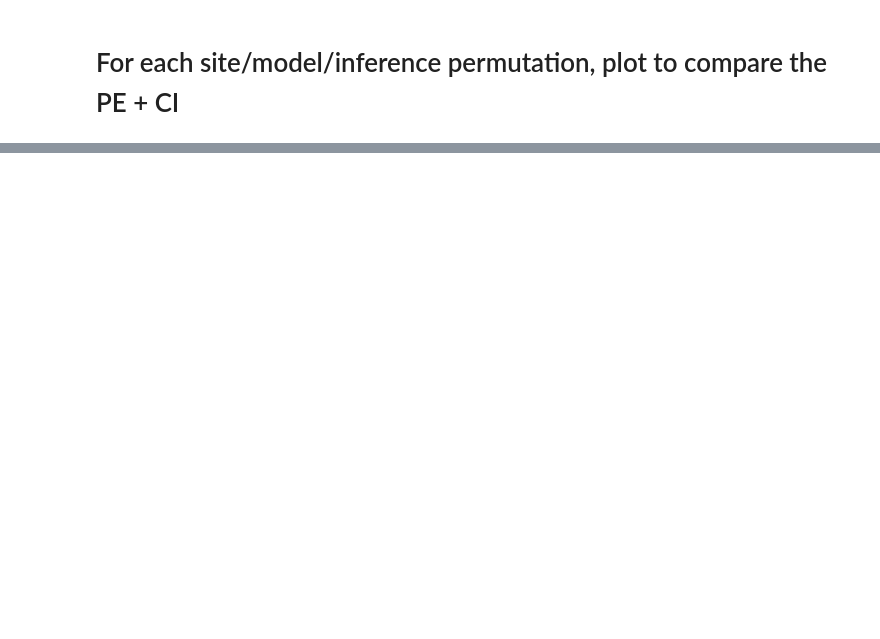
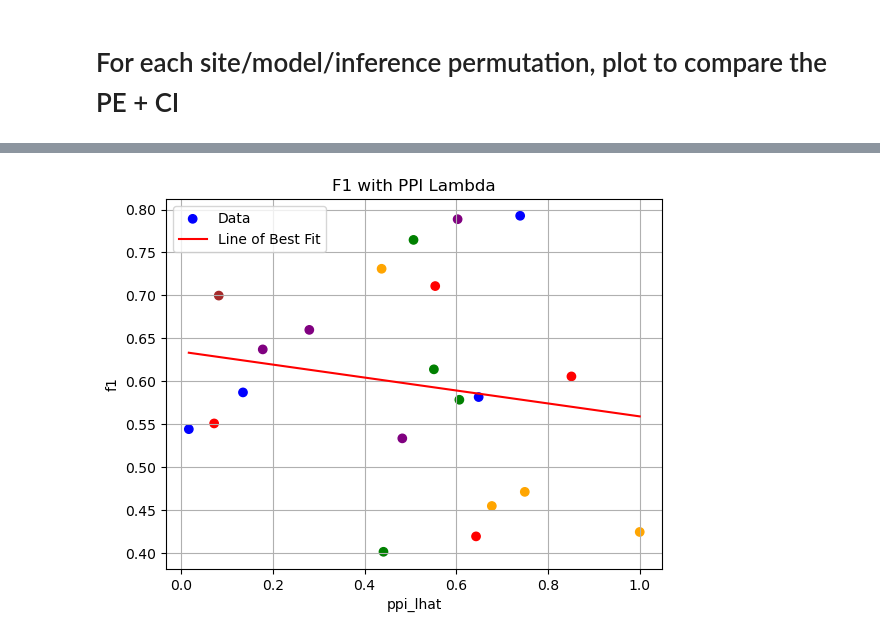
Before and after one commit to avisokay/va_nlp, a Jupyter notebook: src/results_estimation.ipynb, the cells around one changed output, grey strips where cells are left out. Saved outputs shown, nothing was run; the diff lists cells and outputs as text; code cells hidden in the pictures; blank space fills up the shorter version.

```diff
--- a/src/results_estimation.ipynb
+++ b/src/results_estimation.ipynb
@@ -635,0 +962,46 @@ array(['mexico', 'ap', 'up', 'dar', 'bohol', 'pemba'], dtype=object)
+# %%
+import matplotlib.pyplot as plt
+import numpy as np
+
+# Unique site names
+unique_sites = ['mexico', 'ap', 'up', 'dar', 'bohol', 'pemba']
+
+# Define colors for each site
+site_colors = {
+    'mexico': 'blue',
+    'ap': 'green',
+    'up': 'red',
+    'dar': 'orange',
+    'bohol': 'purple',
+    'pemba': 'brown'
+}
+
+# Extracting data from the DataFrame
+x_values = results_df['ppi_lhat']
+y_values = results_df['f1']
+site_names = results_df['site']  # Assuming 'site' column contains site names
+
+# Plotting the scatter plot with points colored by 'site'
+colors = [site_colors[site] for site in site_names]
+plt.scatter(x_values, y_values, c=colors, label='Data')
+
+# Fitting a line of best fit
+coefficients = np.polyfit(x_values, y_values, 1)
+polynomial = np.poly1d(coefficients)
+x_line = np.linspace(min(x_values), max(x_values), 100)
+y_line = polynomial(x_line)
+
+# Plotting the line of best fit
+plt.plot(x_line, y_line, color='red', label='Line of Best Fit')
+
+# Adding labels and legend
+plt.xlabel('ppi_lhat')
+plt.ylabel('f1')
+plt.title('F1 with PPI Lambda')
+plt.legend()
+
+# Displaying the plot
+plt.grid(True)
+plt.show()
+# %% [output]
+[figure, added]
```
Also changed, not shown: parts of 66 cells of this notebook, 8 other files.
